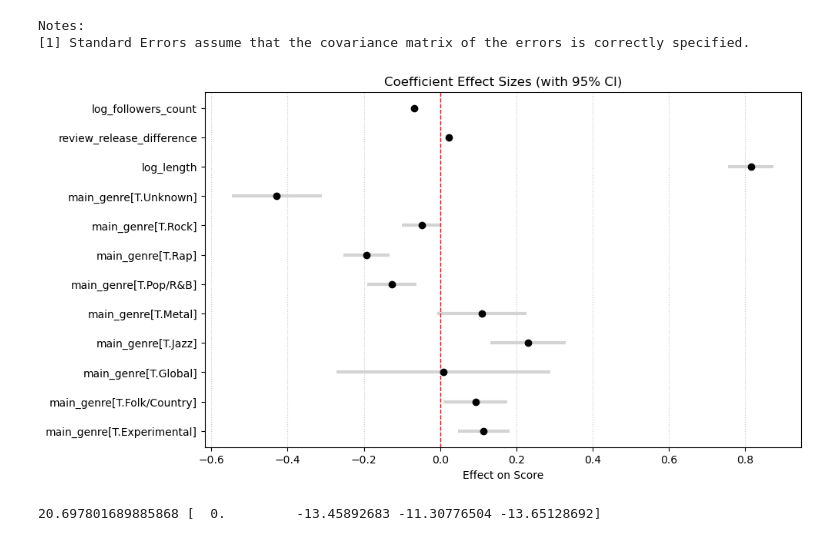
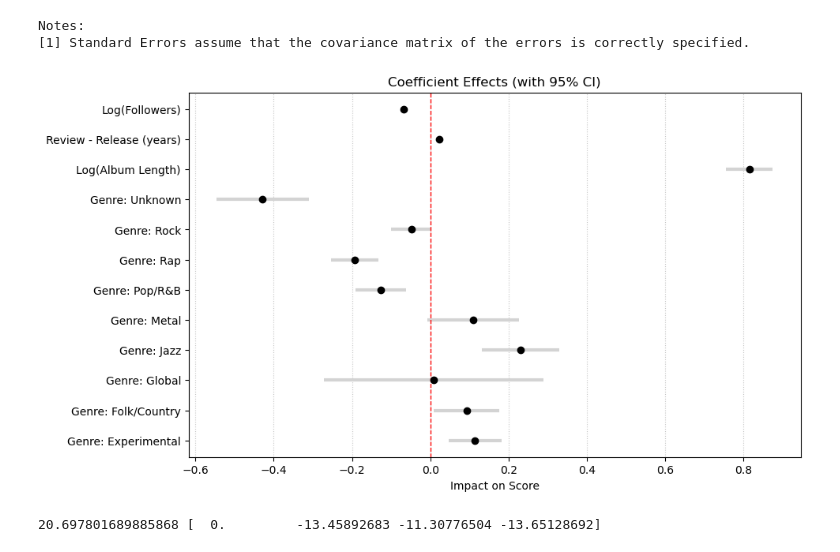
Before and after one commit to skunitzlevy/ds6021-pitchfork, a Jupyter notebook: notebooks/Finn_analysis.ipynb, the cells around one changed output. Cells and saved outputs as stored; diff of their text form; code cells hidden in the pictures.

```diff
--- a/notebooks/Finn_analysis.ipynb
+++ b/notebooks/Finn_analysis.ipynb
@@ -247,33 +247,44 @@ Notes:
 # %%
 # Fit the model
 results = smf.ols('score ~ log_length + review_release_difference + log_followers_count + main_genre', data=df1).fit()
 
 # Extract the coefficients table (index 1 usually contains the coefs)
 df_results = results.summary2().tables[1]
 
-# Optional: Filter for significant variables only (p < 0.05)
-significant_vars = df_results[df_results['P>|t|'] < 0.05]
-
-# Style it (highlights significant values in yellow)
-df_results.style.apply(lambda x: ['background: yellow' if v < 0.05 else '' for v in x], subset=['P>|t|'])
-
-import matplotlib.pyplot as plt
-
 # Get params and confidence intervals
-params = results.params.drop("Intercept") # Usually drop intercept for scaling
+params = results.params.drop("Intercept")
 conf_int = results.conf_int().drop("Intercept")
 errors = params - conf_int[0]
+
+rename_dict = {
+    'log_followers_count': 'Log(Followers)',
+    'review_release_difference': 'Review - Release (years)',
+    'log_length': 'Log(Album Length)',
+    'main_genre[T.Unknown]': 'Genre: Unknown',
+    'main_genre[T.Rock]': 'Genre: Rock',
+    'main_genre[T.Rap]': 'Genre: Rap',
+    'main_genre[T.Pop/R&B]': 'Genre: Pop/R&B',
+    'main_genre[T.Metal]': 'Genre: Metal',
+    'main_genre[T.Jazz]': 'Genre: Jazz',
+    'main_genre[T.Global]': 'Genre: Global',
+    'main_genre[T.Folk/Country]': 'Genre: Folk/Country',
+    'main_genre[T.Experimental]': 'Genre: Experimental',
+    'main_genre[T.Electronic]': 'Genre: Electronic' # Add any others that might be missing
+}
+
+# 3. Rename the index of the params Series
+params.rename(index=rename_dict, inplace=True)
 
 # Create the plot
 plt.figure(figsize=(10, 6))
 plt.errorbar(params, params.index, xerr=errors, fmt='o', color='black', ecolor='lightgray', elinewidth=3, capsize=0)
 plt.axvline(x=0, color='red', linestyle='--', linewidth=1)
 plt.title('Coefficient Effects (with 95% CI)')
 plt.xlabel('Impact on Score')
 plt.grid(axis='x', linestyle=':', alpha=0.7)
 plt.show()
 # %% [output]
-[figure, old version]
+[figure, new version]
 # %%
 spline_transformer = SplineTransformer(
     degree=3,
```
Also changed, not shown: 6 other files.
